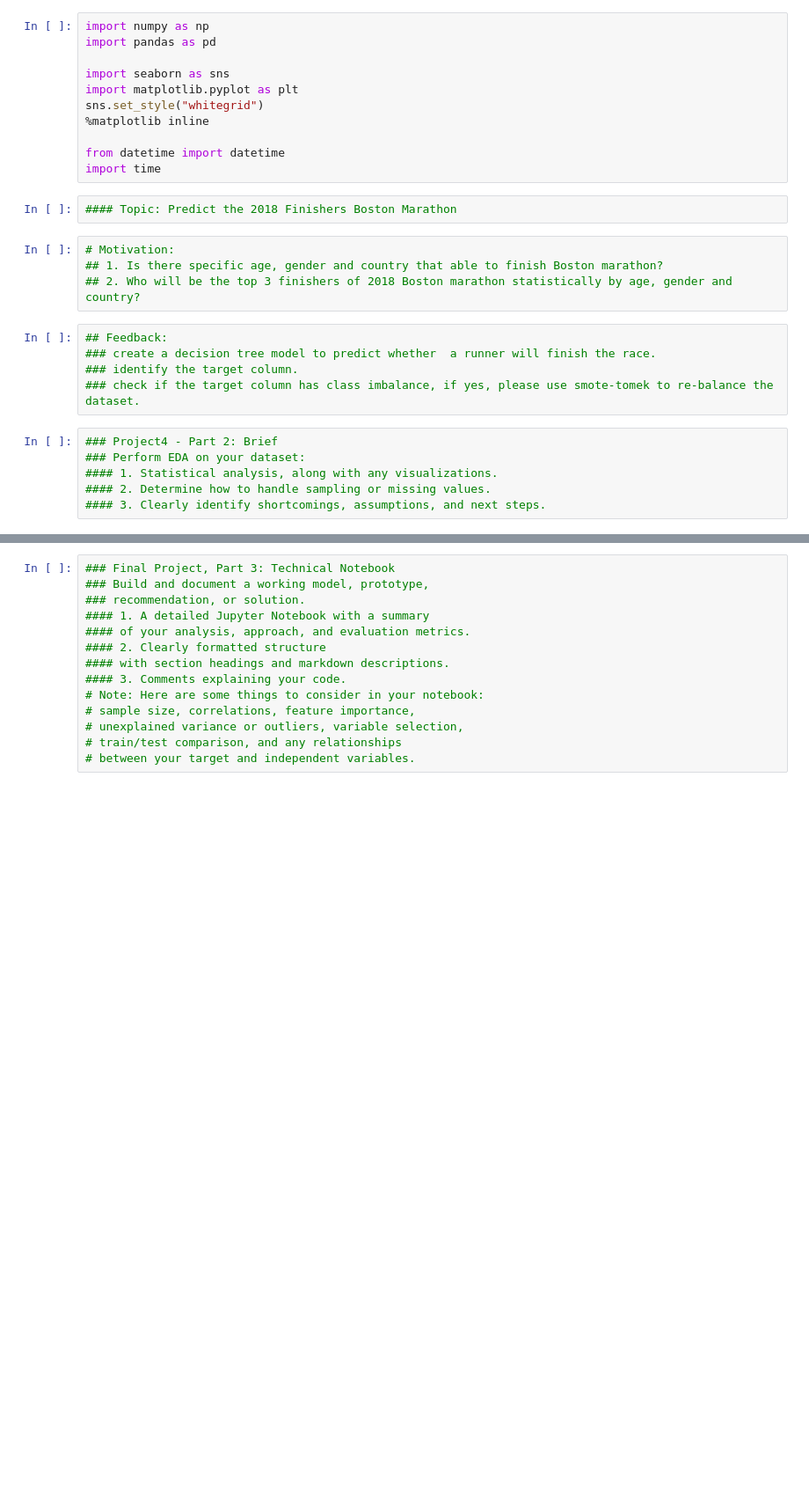
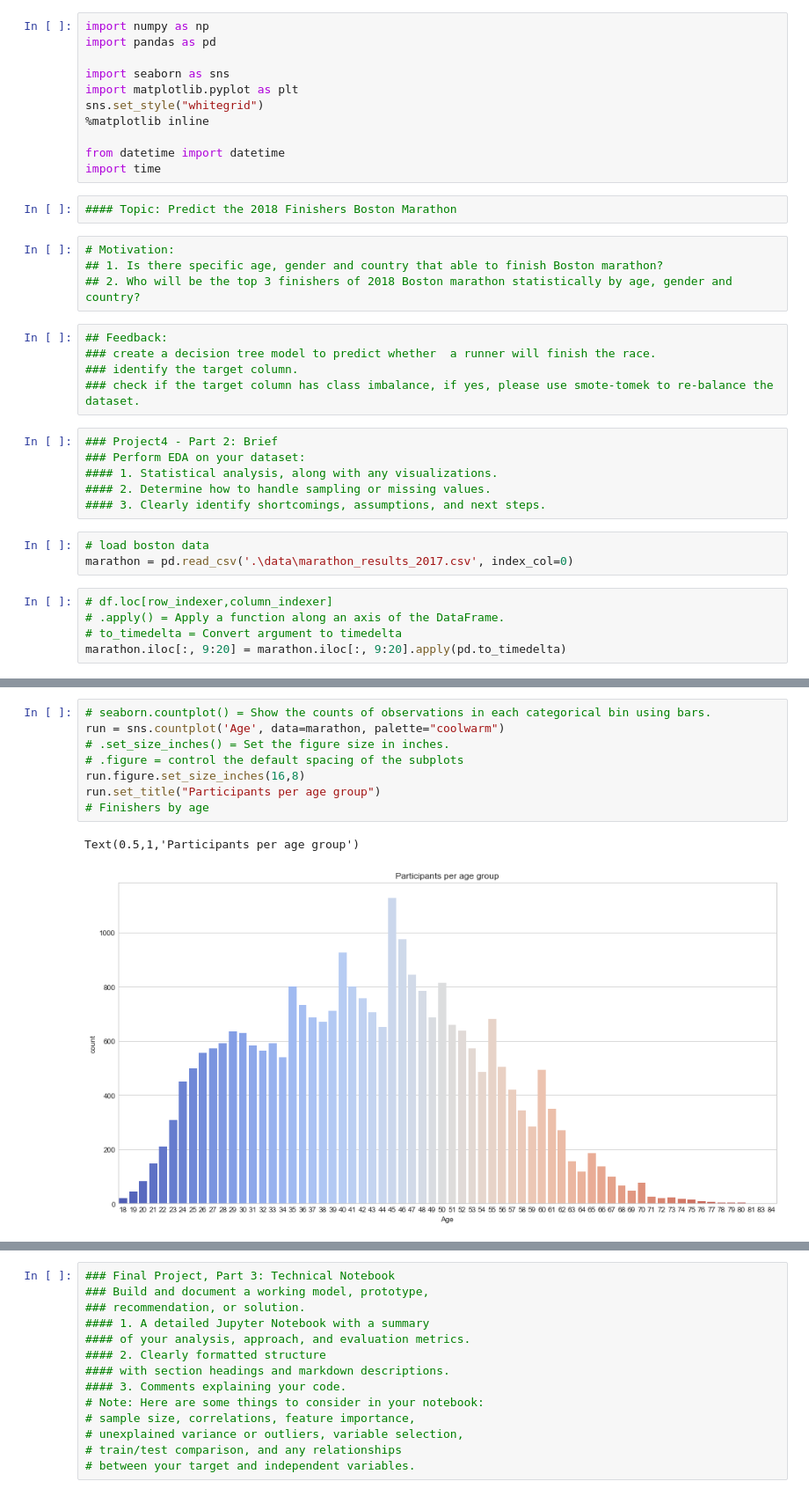
Before and after one commit to ZuluMartin/Study4, a Jupyter notebook: marathon1.ipynb, the cells around one changed output, grey strips where cells are left out. Shown: that part at 88% size. Saved outputs shown, nothing was run; the diff lists cells and outputs as text; blank space fills up the shorter version.

```diff
--- a/marathon1.ipynb
+++ b/marathon1.ipynb
@@ -26,3 +26,11 @@ import time
 #### 1. Statistical analysis, along with any visualizations.
 #### 2. Determine how to handle sampling or missing values.
 #### 3. Clearly identify shortcomings, assumptions, and next steps.
+# %%
+# load boston data
+marathon = pd.read_csv('.\data\marathon_results_2017.csv', index_col=0)
+# %%
+# df.loc[row_indexer,column_indexer]
+# .apply() = Apply a function along an axis of the DataFrame.
+# to_timedelta = Convert argument to timedelta
+marathon.iloc[:, 9:20] = marathon.iloc[:, 9:20].apply(pd.to_timedelta)
@@ -28,0 +69,11 @@ import time
+# %%
+# seaborn.countplot() = Show the counts of observations in each categorical bin using bars.
+run = sns.countplot('Age', data=marathon, palette="coolwarm")
+# .set_size_inches() = Set the figure size in inches.
+# .figure = control the default spacing of the subplots
+run.figure.set_size_inches(16,8)
+run.set_title("Participants per age group")
+# Finishers by age
+# %% [output]
+Text(0.5,1,'Participants per age group')
+[figure, added]
```
Also changed, not shown: parts of 70 cells of this notebook.
